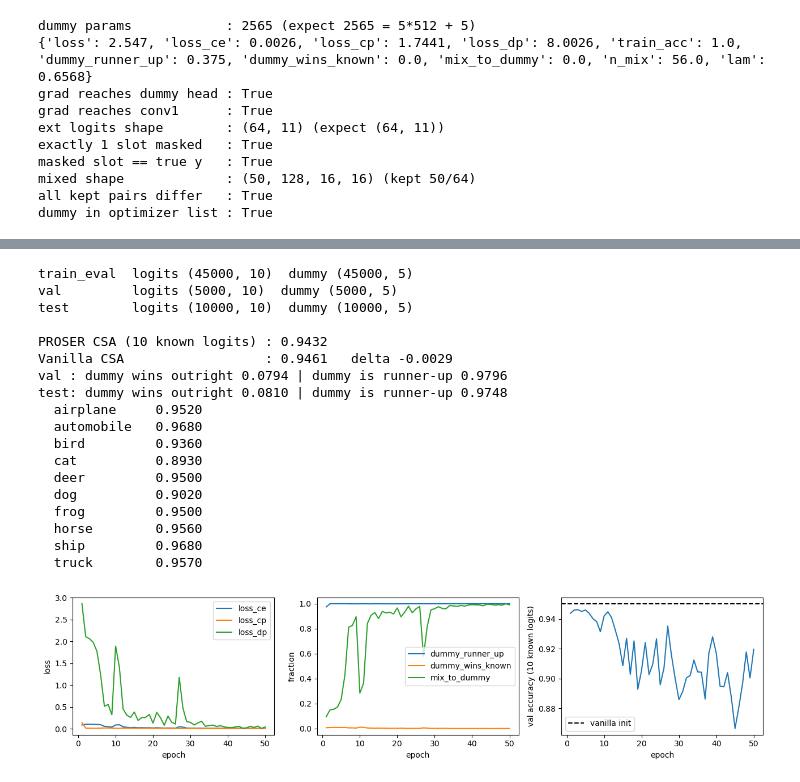
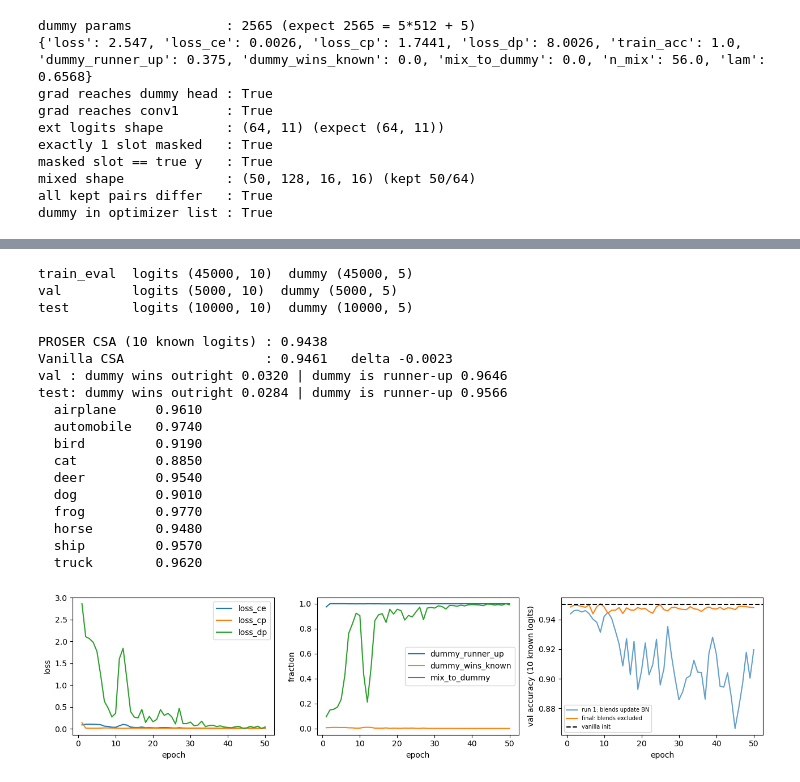
Before and after one commit to fahan13/atml_pa1_28100422, a Jupyter notebook: task4/notebooks/03_proser.ipynb, the cells around one changed output, grey strips where cells are left out. Drawn from its saved outputs; the diff is of its cells as text; code cells hidden in the pictures.

Commit message:
proser blend bn removed, kept run 1 for report

```diff
--- a/task4/notebooks/03_proser.ipynb
+++ b/task4/notebooks/03_proser.ipynb
@@ -24,7 +24,8 @@ CFG = dict(seed=6304, num_classes=10, num_dummy=5, batch_size=128, eval_batch=51
            num_workers=0, epochs=50, lr=1e-3, momentum=0.9, weight_decay=5e-4,
            schedule='cosine', randaugment=False, amp=False,
            beta=1.0, gamma=0.1, mix_alpha=2.0, mix_point='after layer2',
-           lambda_per='batch', init_from='datasets/cache/task4_vanilla.pt')
+           lambda_per='batch', init_from='datasets/cache/task4_vanilla.pt',
+           mix_updates_bn_stats=False)
 print(device, torch.cuda.get_device_name(0) if device.type == 'cuda' else '')
 
 
@@ -121,3 +122,27 @@ masked slot == true y   : True
 mixed shape             : (50, 128, 16, 16) (kept 50/64)
 all kept pairs differ   : True
 dummy in optimizer list : True
+# %%
+# --- Cell 4b: VERIFICATION — for blend ---
+from task4.methods.proser import bn_stats_frozen
+set_seed(6304)
+pm, _ = load_vanilla(); pm.train()
+x = next(iter(build_known_loaders(DATA_ROOT, splits, batch_size=128, eval_batch=512,
+                                  num_workers=0, seed=6304)['train']))[0].to(device)
+bn3 = pm.net.layer3[0].bn1
+h = pm.forward_pre(x[:64]).detach()
+blend = 0.5 * h + 0.5 * h.flip(0)
+
+before = bn3.running_var.clone()
+with torch.no_grad(), bn_stats_frozen(pm.net.layer3, pm.net.layer4):
+    pm.forward_post(blend)
+print('frozen:   running_var unchanged :', torch.equal(before, bn3.running_var))
+print('momentum restored afterwards    :', bn3.momentum == 0.1)
+
+with torch.no_grad():
+    pm.forward_post(blend)
+print('unfrozen: running_var changed   :', not torch.equal(before, bn3.running_var))
+
+print(f'layer2 output variance  clean {h.var().item():.4f} | '
+      f'blend {blend.var().item():.4f} | ratio {blend.var().item() / h.var().item():.3f}')
+del pm, x, h, blend; torch.cuda.empty_cache()
@@ -184,47 +214,56 @@ train_eval  logits (45000, 10)  dummy (45000, 5)
 val         logits (5000, 10)  dummy (5000, 5)
 test        logits (10000, 10)  dummy (10000, 5)
 
-PROSER CSA (10 known logits) : 0.9432
-Vanilla CSA                  : 0.9461   delta -0.0029
-val : dummy wins outright 0.0794 | dummy is runner-up 0.9796
-test: dummy wins outright 0.0810 | dummy is runner-up 0.9748
-  airplane     0.9520
-  automobile   0.9680
-  bird         0.9360
-  cat          0.8930
-  deer         0.9500
-  dog          0.9020
-  frog         0.9500
-  horse        0.9560
-  ship         0.9680
-  truck        0.9570
+PROSER CSA (10 known logits) : 0.9438
+Vanilla CSA                  : 0.9461   delta -0.0023
+val : dummy wins outright 0.0320 | dummy is runner-up 0.9646
+test: dummy wins outright 0.0284 | dummy is runner-up 0.9566
+  airplane     0.9610
+  automobile   0.9740
+  bird         0.9190
+  cat          0.8850
+  deer         0.9540
+  dog          0.9010
+  frog         0.9770
+  horse        0.9480
+  ship         0.9570
+  truck        0.9620
 # %%
 # --- Cell 7: save results + curves ---
 results = {'step': 'proser', 'seed': 6304, 'method': 'proser', 'config': CFG,
            'steps_per_epoch': loaders['steps_per_epoch'],
            'best_epoch': out['best_epoch'], 'best_val_acc': out['best_val_acc'],
            'test_accuracy': csa,
            'test_macro_f1': macro_f1(cache['test_logits'], cache['test_labels']),
            'delta_csa_vs_vanilla': csa - van_csa,
            'per_class_test_accuracy': {n: float(pc[i]) for i, n in enumerate(splits['classes'])},
            'minutes': out['minutes'], 'history': out['history'],
-           'cache_file': 'datasets/cache/task4_proser_known.npz'}
+           'cache_file': 'datasets/cache/task4_proser_known.npz',
+           'counterfactual_run': 'task4/results/proser_run1_bn_mixed.json'}
 save_results(results, '../results/proser.json')
 
 import matplotlib.pyplot as plt
 h = out['history']; ep = [r['epoch'] for r in h]
+run1 = load_results('../results/proser_run1_bn_mixed.json')['history']
+
 fig, ax = plt.subplots(1, 3, figsize=(13, 3.2))
 for k in ['loss_ce', 'loss_cp', 'loss_dp']:
     ax[0].plot(ep, [r[k] for r in h], label=k)
 ax[0].set_xlabel('epoch'); ax[0].set_ylabel('loss'); ax[0].legend()
+
 for k in ['dummy_runner_up', 'dummy_wins_known', 'mix_to_dummy']:
     ax[1].plot(ep, [r[k] for r in h], label=k)
 ax[1].set_xlabel('epoch'); ax[1].set_ylabel('fraction'); ax[1].legend()
-ax[2].plot(ep, [r['val_acc'] for r in h])
+
+ax[2].plot([r['epoch'] for r in run1], [r['val_acc'] for r in run1],
+           label='run 1: blends update BN', alpha=0.7)
+ax[2].plot(ep, [r['val_acc'] for r in h], label='final: blends excluded')
 ax[2].axhline(load_results('../results/vanilla.json')['best_val_acc'], ls='--', c='k',
-              label='vanilla init'); ax[2].legend()
+              label='vanilla init')
 ax[2].set_xlabel('epoch'); ax[2].set_ylabel('val accuracy (10 known logits)')
+ax[2].legend(fontsize=7)
+
 plt.tight_layout(); plt.savefig('../../report/figures/task4_proser_curves.png', dpi=200)
 plt.show()
 # %% [output]
-[figure, old version]
+[figure, new version]
```
Also changed, not shown: parts of 2 cells of this notebook, 4 other files.
